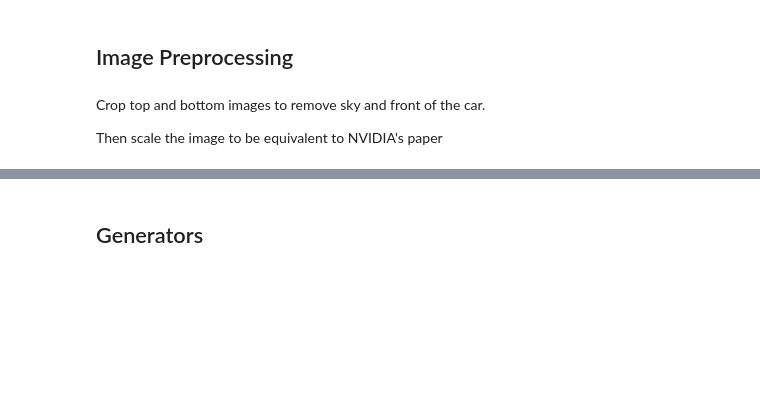
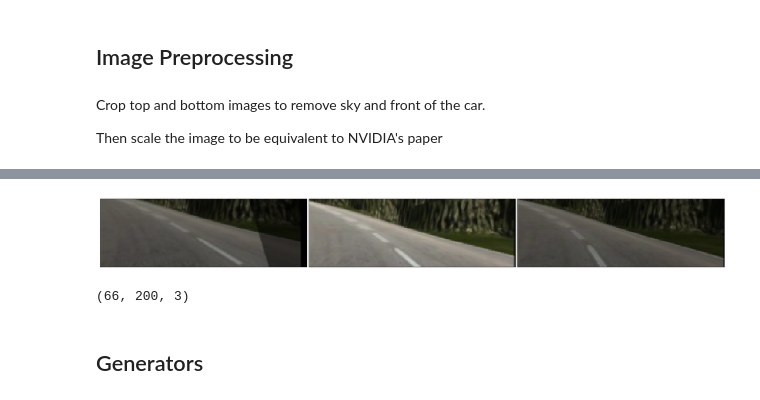
Before and after one commit to jaxanc/CarND-Behavioral-Cloning-P3, a Jupyter notebook: model.ipynb, the cells around one changed output, grey strips where cells are left out. Cells and saved outputs as stored; diff of their text form; code cells hidden in the pictures; blank space fills up the shorter version.

Commit message:
Revert "Updated model to use dropout instead of augmentation"
This reverts commit 0b31438a50eeafa35b68a8f09fd4b1186e5e7a30.

```diff
--- a/model.ipynb
+++ b/model.ipynb
@@ -58,0 +68,13 @@ train_samples, validation_samples = train_test_split(samples, test_size = 0.2)
+# %%
+def trans_image(image,steer,trans_range):
+    rows,cols,ch = image.shape
+
+    # Translation
+    tr_x = trans_range*np.random.uniform()-trans_range/2
+    steer_ang = steer + tr_x/trans_range*2*.2
+    tr_y = 40*np.random.uniform()-40/2
+
+    Trans_M = np.float32([[1,0,tr_x],[0,1,tr_y]])
+    image_tr = cv2.warpAffine(image,Trans_M,(cols,rows))
+
+    return image_tr,steer_ang
@@ -75,3 +154,38 @@ def image_preprocessing(image):
+# %%
+center_image = augment_brightness_camera_images(center_image)
+center_image, center_angle = trans_image(center_image, center_angle, trans_range)
+center_image = add_random_shadow(center_image)
+
+left_image = augment_brightness_camera_images(left_image)
+left_image, left_angle = trans_image(left_image, left_angle, trans_range)
+left_image = add_random_shadow(left_image)
+
+right_image = augment_brightness_camera_images(right_image)
+right_image, right_angle = trans_image(right_image, right_angle, trans_range)
+right_image = add_random_shadow(right_image)
+
+center_image = image_preprocessing(center_image)
+left_image = image_preprocessing(left_image)
+right_image = image_preprocessing(right_image)
+
+fig, axes = plt.subplots(1,3, figsize=(30, 5))
+fig.subplots_adjust(hspace=0.0, wspace=0.01)
+
+images=[cv2.cvtColor(left_image, cv2.COLOR_YUV2RGB),
+        cv2.cvtColor(center_image, cv2.COLOR_YUV2RGB),
+        cv2.cvtColor(right_image, cv2.COLOR_YUV2RGB)]
+
+for i, ax in enumerate(axes.flat):
+    ax.imshow(images[i])
+    ax.set_xticks([])
+    ax.set_yticks([])
+
+plt.show()
+
+print(center_image.shape)
+# %% [output]
+[figure, added]
+(66, 200, 3)
 # %% [markdown]
 ## Generators
 # %%
```
Also changed, not shown: parts of 15 cells of this notebook, 10 other files.
